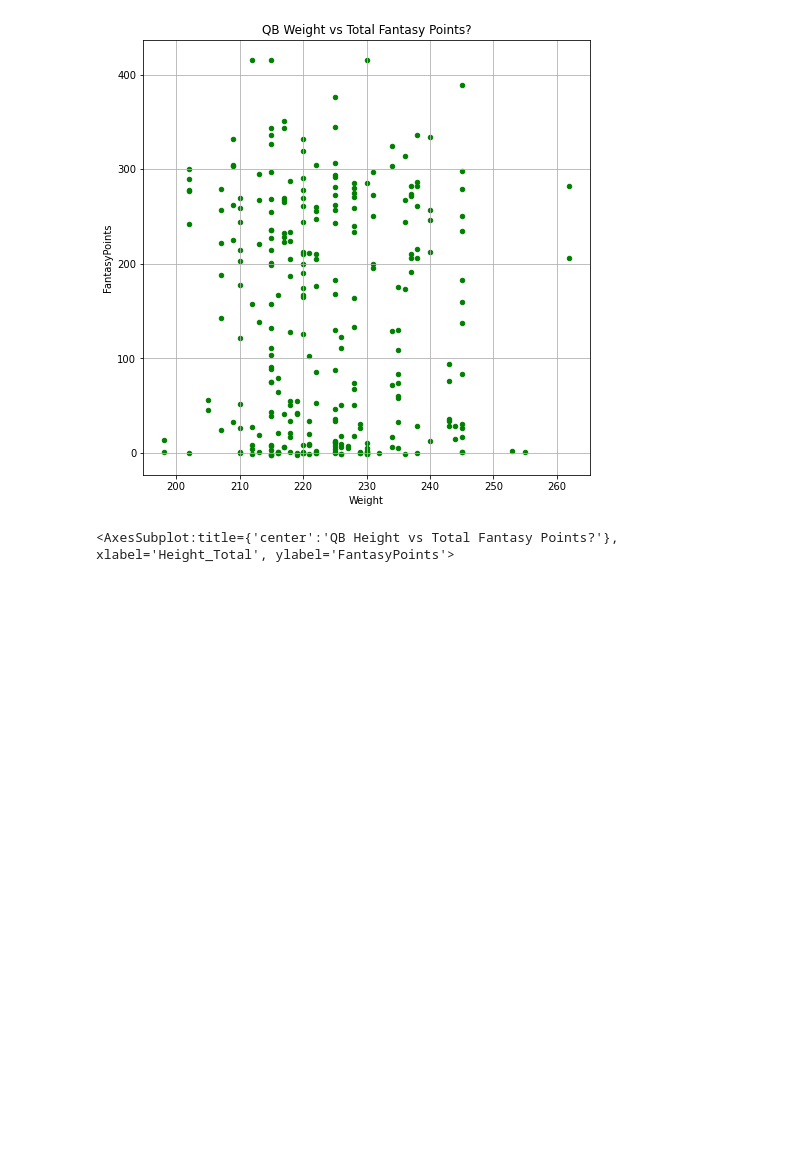
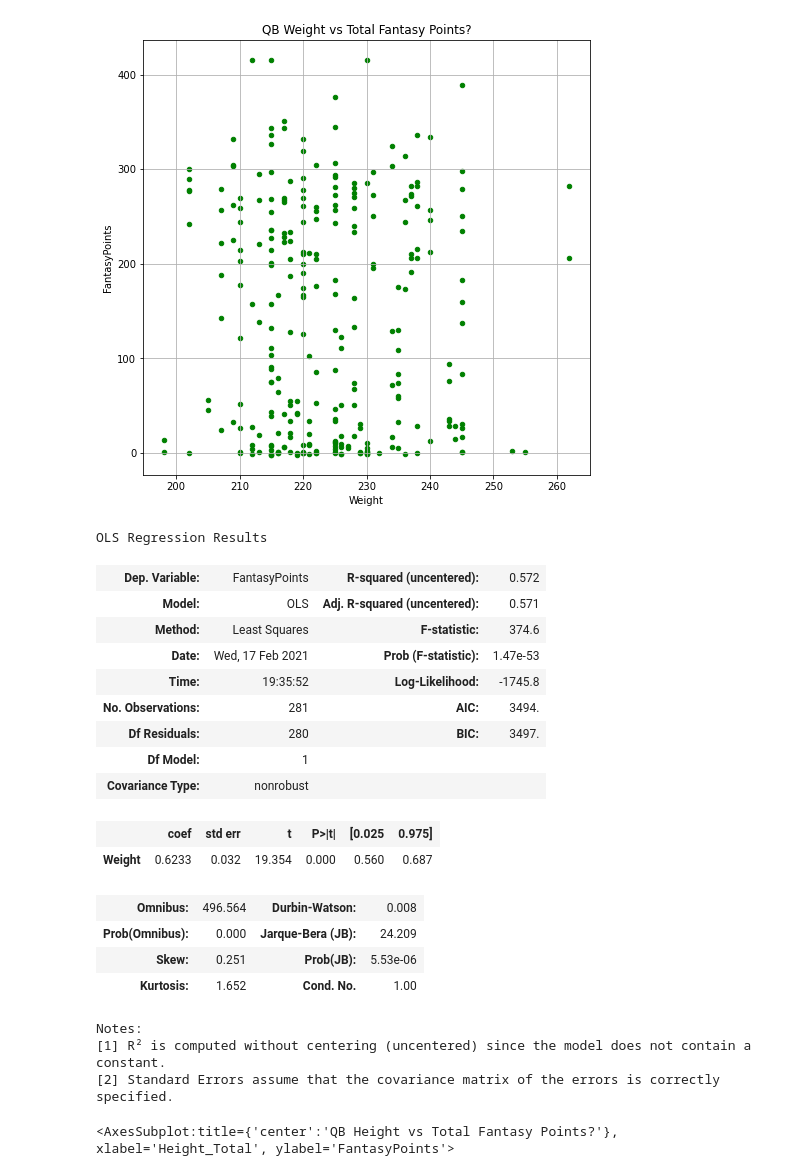
Before and after one commit to tiffanyharris711/pandasy-football, a Jupyter notebook: data.ipynb, the cells around one changed output. Drawn from its saved outputs; the diff is of its cells as text; code cells hidden in the pictures; blank space fills up the shorter version.

```diff
--- a/data.ipynb
+++ b/data.ipynb
@@ -317,6 +395,32 @@ qb_data.plot(kind="scatter", x="Weight", y="FantasyPoints", grid=True, figsize=(
 # %% [output]
 <AxesSubplot:title={'center':'QB Weight vs Total Fantasy Points?'}, xlabel='Weight', ylabel='FantasyPoints'>
 [figure]
+# %%
+x = qb_data["Weight"]
+y = qb_data["FantasyPoints"]
+model = sm.OLS(y, x, missing='drop')
+results = model.fit()
+results.summary()
+# %% [output]
+OLS Regression Results
+| Dep. Variable: | FantasyPoints | R-squared (uncentered): | 0.572 |
+| Model: | OLS | Adj. R-squared (uncentered): | 0.571 |
+| Method: | Least Squares | F-statistic: | 374.6 |
+| Date: | Wed, 17 Feb 2021 | Prob (F-statistic): | 1.47e-53 |
+| Time: | 19:35:52 | Log-Likelihood: | -1745.8 |
+| No. Observations: | 281 | AIC: | 3494. |
+| Df Residuals: | 280 | BIC: | 3497. |
+| Df Model: | 1 |  |  |
+| Covariance Type: | nonrobust |  |  |
+|  | coef | std err | t | P>|t| | [0.025 | 0.975] |
+| Weight | 0.6233 | 0.032 | 19.354 | 0.000 | 0.560 | 0.687 |
+| Omnibus: | 496.564 | Durbin-Watson: | 0.008 |
+| Prob(Omnibus): | 0.000 | Jarque-Bera (JB): | 24.209 |
+| Skew: | 0.251 | Prob(JB): | 5.53e-06 |
+| Kurtosis: | 1.652 | Cond. No. | 1.00 |
+Notes:
+[1] R² is computed without centering (uncentered) since the model does not contain a constant.
+[2] Standard Errors assume that the covariance matrix of the errors is correctly specified.
 # %%
 qb_data.plot(kind="scatter", x="Height_Total", y="FantasyPoints", grid=True, figsize=(8,8), c="green", title="QB Height vs Total Fantasy Points?")
 # %% [output]
```
Also changed, not shown: parts of 15 cells of this notebook.
